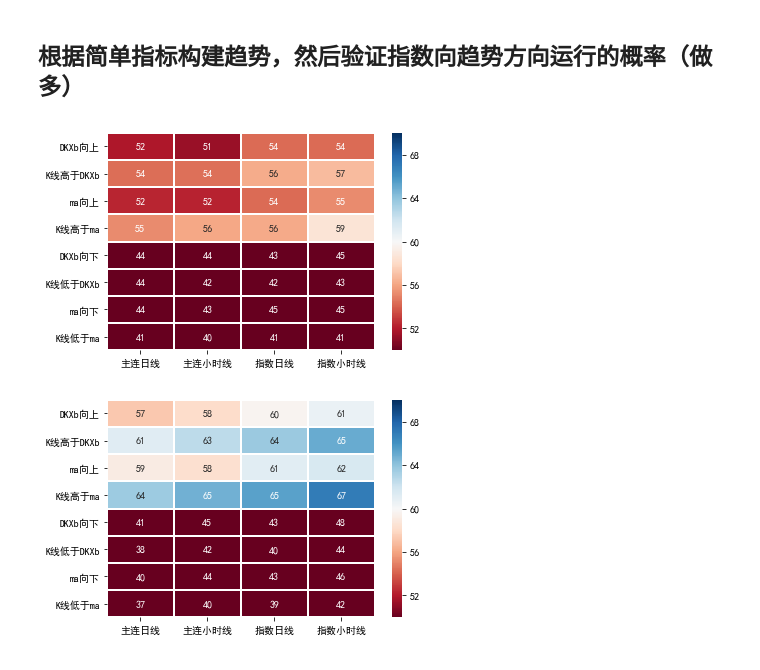
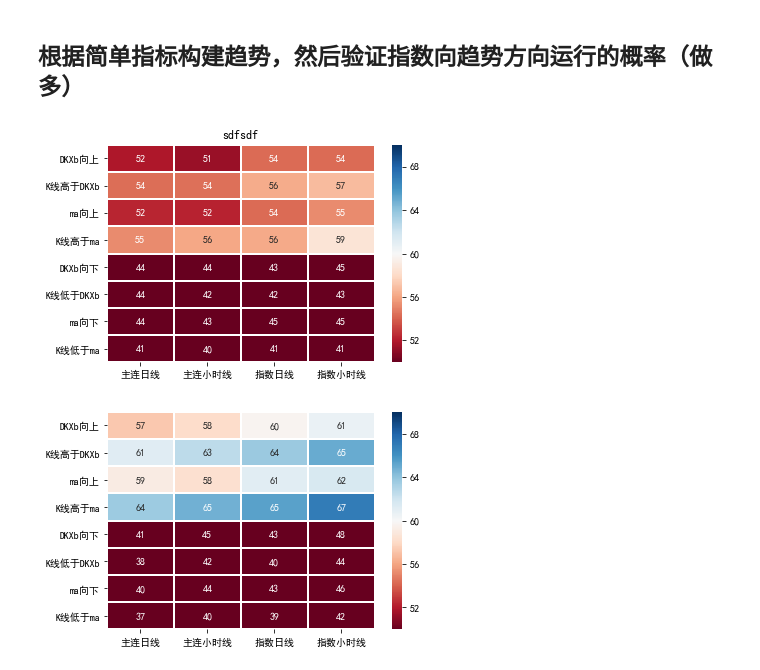
Before and after one commit to wzgdavid/ana, a Jupyter notebook: report/DKX_MA_趋势概率.ipynb, the cells around one changed output. Drawn from its saved outputs; the diff is of its cells as text; code cells hidden in the pictures.

```diff
--- a/report/DKX_MA_趋势概率.ipynb
+++ b/report/DKX_MA_趋势概率.ipynb
@@ -112,14 +112,15 @@ process('zs', '指数日线')
 process('zsh', '指数小时线')
 # %%
 plt.rcParams['font.sans-serif'] = ['SimHei']
+plt.title('sdfsdf')
 dfc = dfc.astype(float)
 ax = sns.heatmap(dfc, center=60, linewidths=1,
                  cmap="RdBu", vmin=50, vmax=70, annot=True)
 ax.set_xticklabels(ax.xaxis.get_majorticklabels(), rotation=0)
 ax.set_yticklabels(ax.yaxis.get_majorticklabels(), rotation=0)
 plt.show()
 # %% [output]
-[figure, old version]
+[figure, new version]
 # %%
 plt.rcParams['font.sans-serif'] = ['SimHei']
 dfl = dfl.astype(float)
```
Also changed, not shown: 2 other files.
